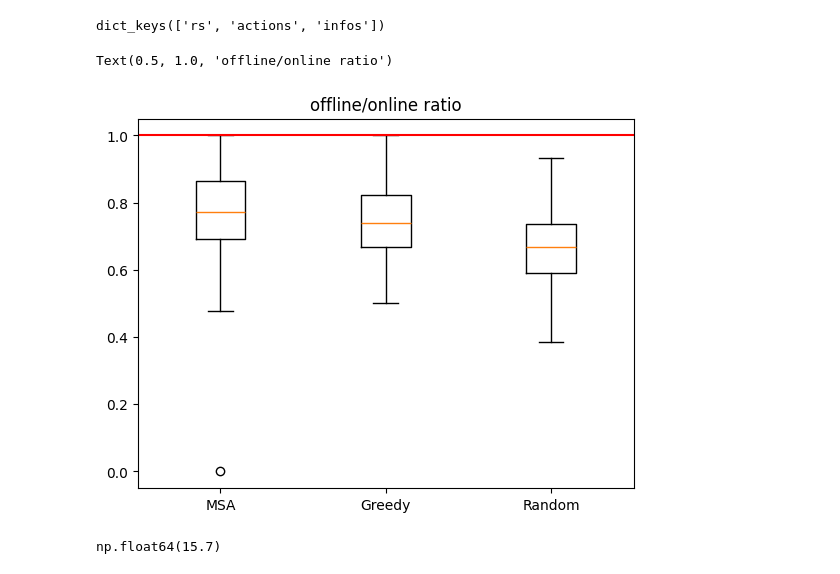
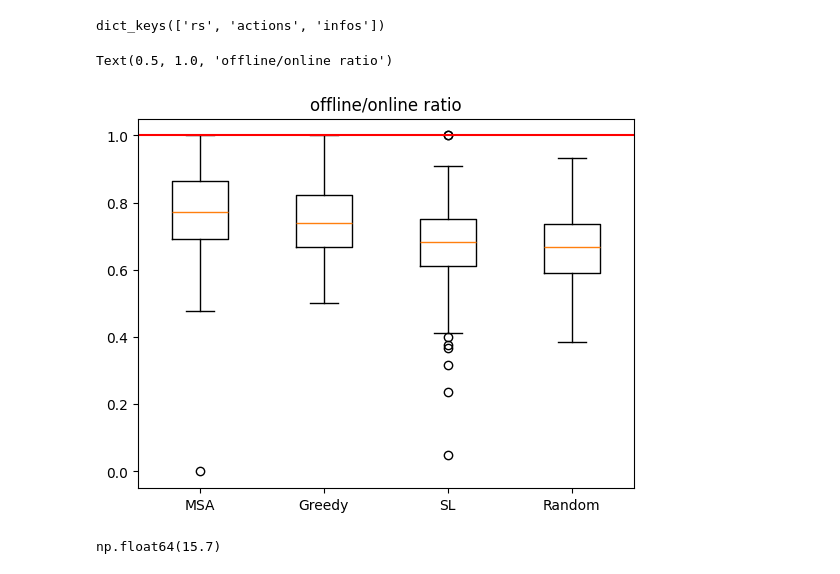
Before and after one commit to Farid-Najar/DynamicQVRP, a Jupyter notebook: results.ipynb, the cells around one changed output. Saved outputs shown, nothing was run; the diff lists cells and outputs as text; code cells hidden in the pictures.

```diff
--- a/results.ipynb
+++ b/results.ipynb
@@ -36,10 +36,16 @@ with open(f'results/{file}/env_configs.pkl', 'rb') as f:
 
 with open(f'results/{file}/res_offline.pkl', "rb") as f:
     res_offline = pickle.load(f)
+
+with open(f'results/{file}/res_SL.pkl', "rb") as f:
+    res_SL = pickle.load(f)
+
 with open(f'results/{file}/res_MSA.pkl', "rb") as f:
     res_MSA = pickle.load(f)
+
 with open(f'results/{file}/res_greedy.pkl', "rb") as f:
     res_greedy = pickle.load(f)
+
 with open(f'results/{file}/res_random.pkl', "rb") as f:
     res_random = pickle.load(f)
 # %%
@@ -51,27 +57,29 @@ dict_keys(['rs', 'actions', 'infos'])
 # %%
 # gap = [
 #     res_offline["rs"]/res_MSA["rs"] -1, res_offline["rs"]/res_greedy["rs"]-1, res_offline["rs"]/res_random["rs"]-1
 # ]
 
 gap = [
     res_MSA["rs"]/res_offline["rs"],
     res_greedy["rs"]/res_offline["rs"],
+    res_SL["rs"]/res_offline["rs"],
     res_random["rs"]/res_offline["rs"],
 ]
 
 plt.boxplot(
     gap,
     tick_labels=[
         "MSA",
         "Greedy",
+        "SL",
         "Random"],
 )
-plt.hlines(1, 0.5, 3.5, colors='red')
+plt.hlines(1, 0.5, len(gap)+.5, colors='red')
 plt.title("offline/online ratio")
 # plt.hlines(np.mean(r_MSA_woRO/r_offline_woRO), 0.5, 2.5, colors='red', linestyles='--')
 # %% [output]
 Text(0.5, 1.0, 'offline/online ratio')
-[figure, old version]
+[figure, new version]
 # %%
 res_greedy["rs"].mean()
 # %% [output]
```
Also changed, not shown: 4 other files.
